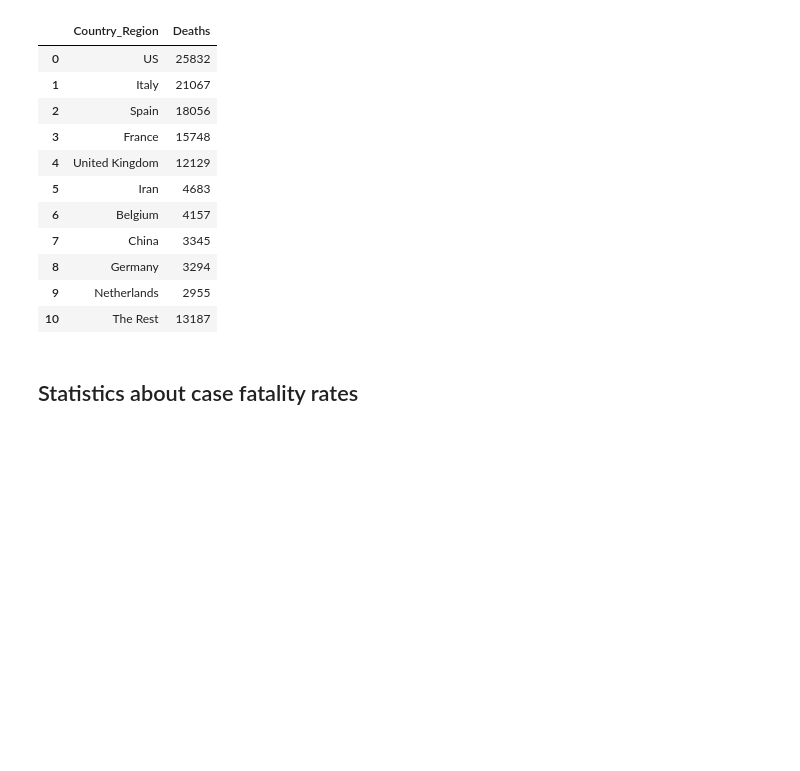
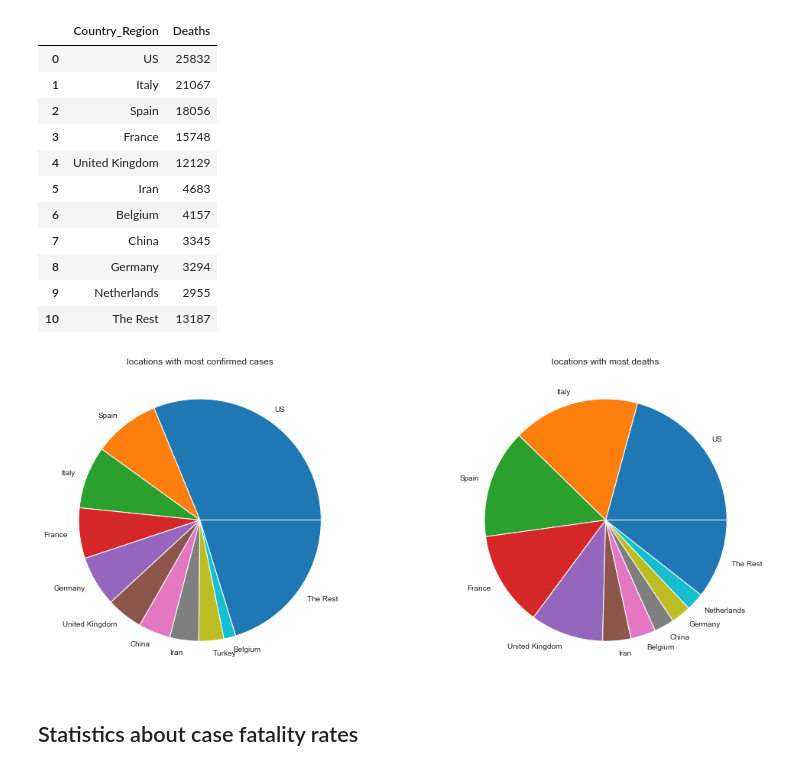
Before and after one commit to nnworkspace/covid19-insight, a Jupyter notebook: covid19-insight.ipynb, the cells around one changed output. Drawn from its saved outputs; the diff is of its cells as text; code cells hidden in the pictures; blank space fills up the shorter version.

Commit message:
add basic pie charts

```diff
--- a/covid19-insight.ipynb
+++ b/covid19-insight.ipynb
@@ -127,6 +127,27 @@ df_pie_2
 | 8 | Germany | 3294 |
 | 9 | Netherlands | 2955 |
 | 10 | The Rest | 13187 |
+# %%
+# make the pie plots of the confirmed cases and deaths
+
+pie1, (ax1, ax2) = plt.subplots(1, 2, figsize=(16, 6))
+
+# ax1 for pie chart of confirmed cases
+ax1.pie(df_pie_1.Confirmed, labels = df_pie_1.Country_Region)
+ax1.set_title('locations with most confirmed cases')
+
+# ax2 for pie chart of deaths
+ax2.pie(df_pie_2.Deaths, labels = df_pie_2.Country_Region)
+ax2.set_title('locations with most deaths')
+
+# Cosmetics
+plt.tight_layout()
+plt.savefig("images/pie_confirmed_{}-dpi-200.jpg".format(dateStr), format="jpg", dpi = 200)
+# plt.savefig("images/pie_confirmed_{}-dpi-300.jpg".format(dateStr), format="jpg", dpi = 300)
+plt.savefig("images/pie_confirmed_{}.svg".format(dateStr), format="svg")
+plt.show()
+# %% [output]
+[figure, added]
 # %% [markdown]
 ## Statistics about case fatality rates
 # %%
```
Also changed, not shown: 2 other files.
